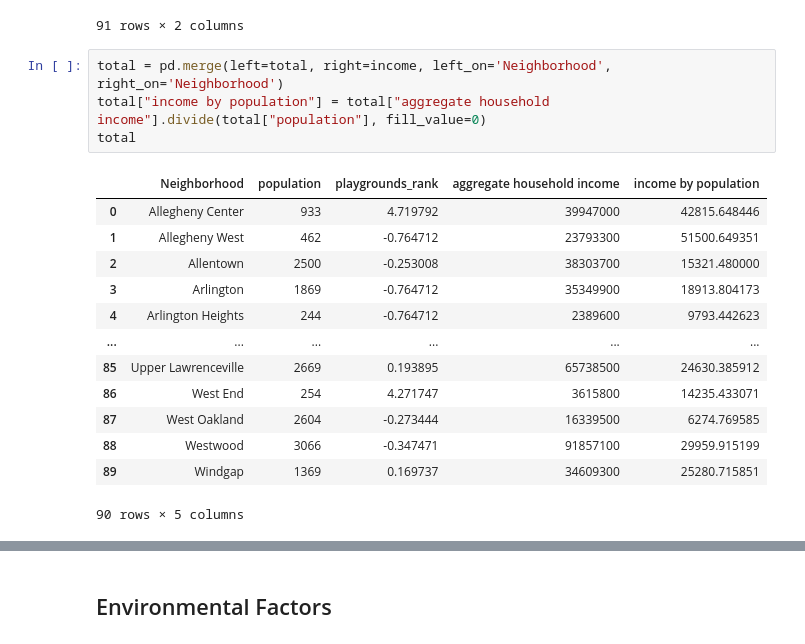
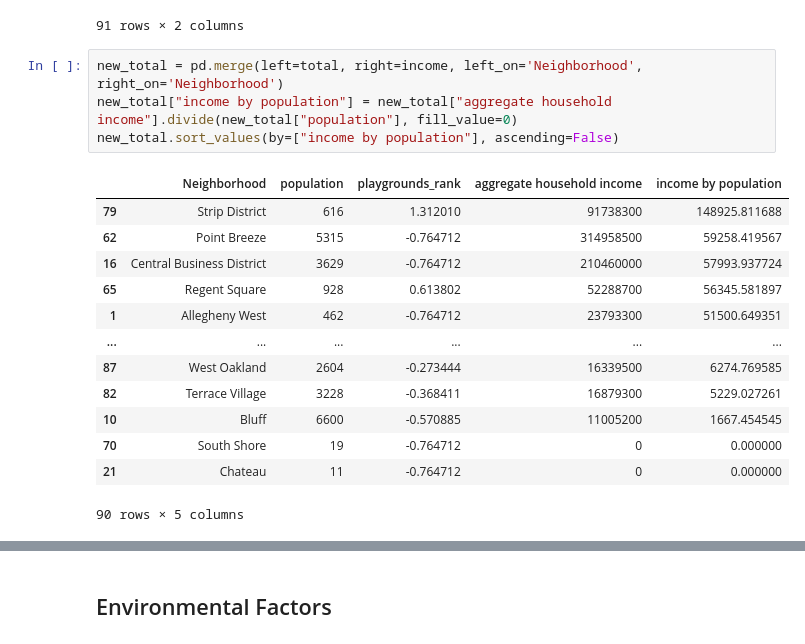
Before and after one commit to blm135/CMPINF0010-Final-Project, a Jupyter notebook: Final-Project.ipynb, the cells around one changed output, grey strips where cells are left out. Drawn from its saved outputs; the diff is of its cells as text.

Commit message:
income ranks determined

```diff
--- a/Final-Project.ipynb
+++ b/Final-Project.ipynb
@@ -207,20 +207,20 @@ income.sort_values(by=["aggregate household income"], ascending=True)
 | 77 | Squirrel Hill South | 659886300 |
 91 rows × 2 columns
 # %%
-total = pd.merge(left=total, right=income, left_on='Neighborhood', right_on='Neighborhood')
-total["income by population"] = total["aggregate household income"].divide(total["population"], fill_value=0)
-total
+new_total = pd.merge(left=total, right=income, left_on='Neighborhood', right_on='Neighborhood')
+new_total["income by population"] = new_total["aggregate household income"].divide(new_total["population"], fill_value=0)
+new_total.sort_values(by=["income by population"], ascending=False)
 # %% [output]
 |  | Neighborhood | population | playgrounds_rank | aggregate household income | income by population |
-| 0 | Allegheny Center | 933 | 4.719792 | 39947000 | 42815.648446 |
+| 79 | Strip District | 616 | 1.312010 | 91738300 | 148925.811688 |
+| 62 | Point Breeze | 5315 | -0.764712 | 314958500 | 59258.419567 |
+| 16 | Central Business District | 3629 | -0.764712 | 210460000 | 57993.937724 |
+| 65 | Regent Square | 928 | 0.613802 | 52288700 | 56345.581897 |
 | 1 | Allegheny West | 462 | -0.764712 | 23793300 | 51500.649351 |
-| 2 | Allentown | 2500 | -0.253008 | 38303700 | 15321.480000 |
-| 3 | Arlington | 1869 | -0.764712 | 35349900 | 18913.804173 |
-| 4 | Arlington Heights | 244 | -0.764712 | 2389600 | 9793.442623 |
 | ... | ... | ... | ... | ... | ... |
-| 85 | Upper Lawrenceville | 2669 | 0.193895 | 65738500 | 24630.385912 |
-| 86 | West End | 254 | 4.271747 | 3615800 | 14235.433071 |
 | 87 | West Oakland | 2604 | -0.273444 | 16339500 | 6274.769585 |
-| 88 | Westwood | 3066 | -0.347471 | 91857100 | 29959.915199 |
-| 89 | Windgap | 1369 | 0.169737 | 34609300 | 25280.715851 |
+| 82 | Terrace Village | 3228 | -0.368411 | 16879300 | 5229.027261 |
+| 10 | Bluff | 6600 | -0.570885 | 11005200 | 1667.454545 |
+| 70 | South Shore | 19 | -0.764712 | 0 | 0.000000 |
+| 21 | Chateau | 11 | -0.764712 | 0 | 0.000000 |
 90 rows × 5 columns
```
Also changed, not shown: parts of 2 cells of this notebook.
